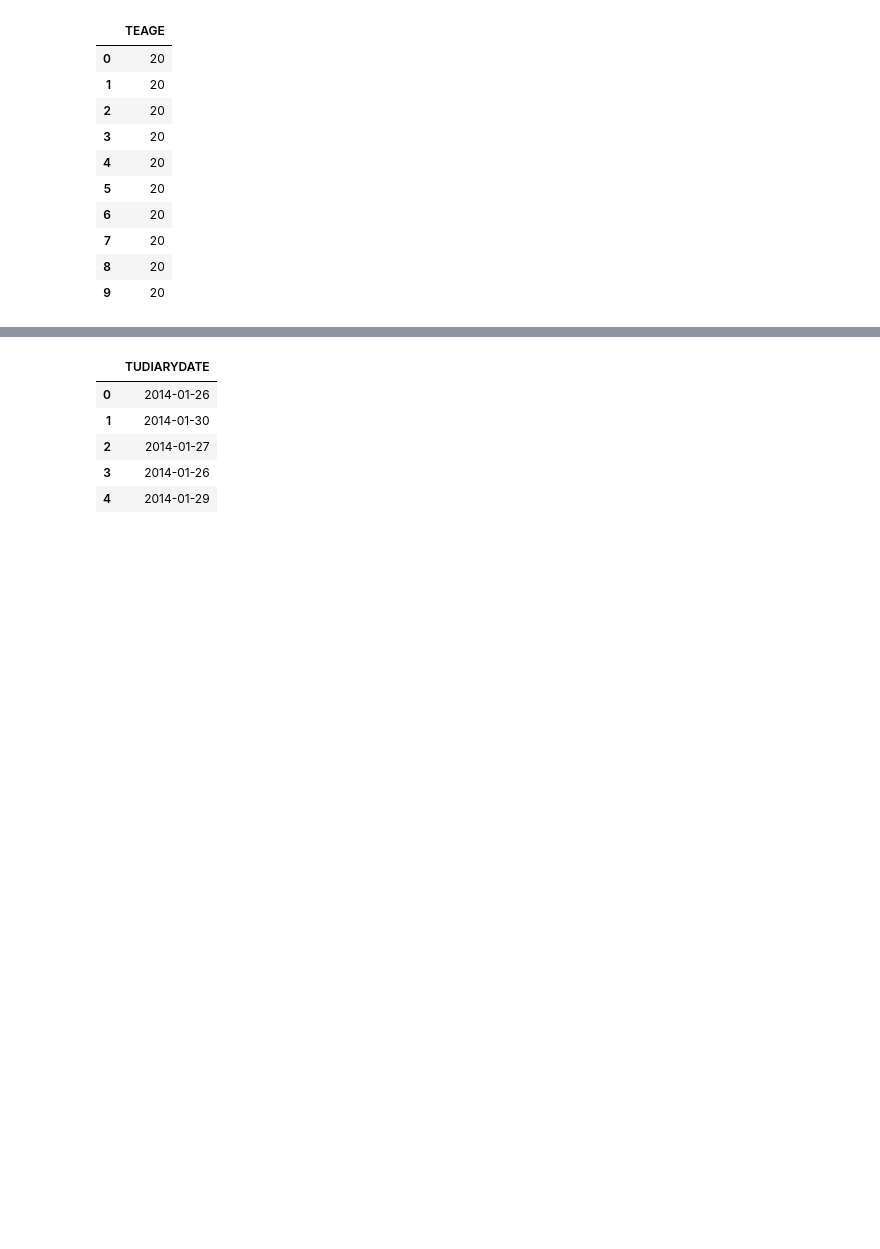
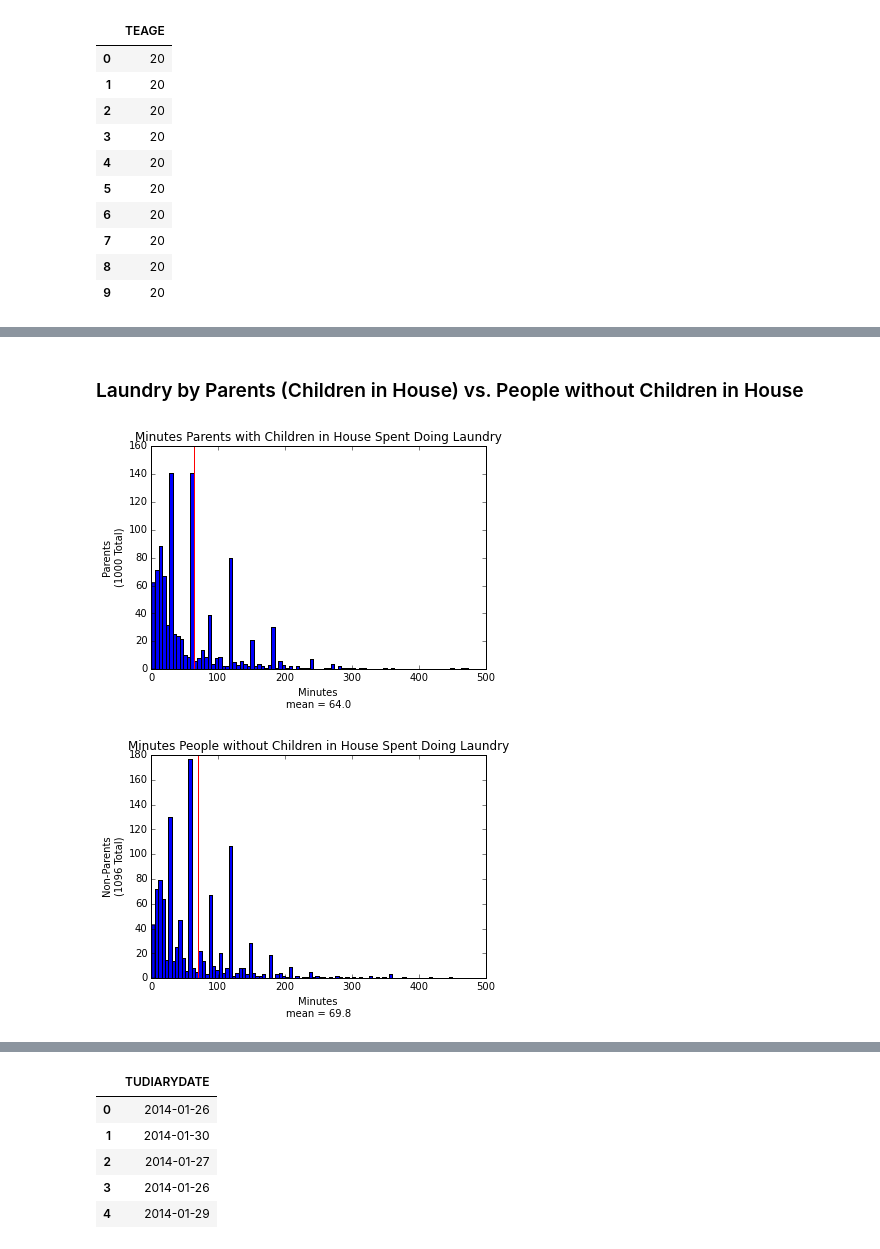
Before and after one commit to ahartz1/atus-analysis, a Jupyter notebook: atus-analysis.ipynb, the cells around one changed output, grey strips where cells are left out. Cells and saved outputs as stored; diff of their text form; code cells hidden in the pictures; blank space fills up the shorter version.

```diff
--- a/atus-analysis.ipynb
+++ b/atus-analysis.ipynb
@@ -117,0 +168,26 @@ plt.show()
+# %% [markdown]
+### Laundry by Parents (Children in House) vs. People without Children in House
+# %%
+laundry_parents          = laundry[laundry['TRCHILDNUM'] > 0]
+laundry_parents_mean     = laundry_parents['t020102'].mean()
+laundry_non_parents      = laundry[laundry['TRCHILDNUM'] == 0]
+laundry_non_parents_mean = laundry_non_parents['t020102'].mean()
+# %%
+laundry_parents['t020102'].plot(kind='hist', bins=90,
+                                title='Minutes Parents with Children in House Spent Doing Laundry')
+plt.xlabel('Minutes\nmean = {:.1f}'.format(laundry_parents_mean))
+plt.ylabel('Parents\n({} Total)'.format(len(laundry_parents)))
+ymin, ymax = plt.ylim()
+plt.vlines(laundry_parents_mean, 0, ymax, color='red')
+plt.show()
+
+laundry_non_parents['t020102'].plot(kind='hist', bins=90,
+                                    title='Minutes People without Children in House Spent Doing Laundry')
+plt.xlabel('Minutes\nmean = {:.1f}'.format(laundry_non_parents_mean))
+plt.ylabel('Non-Parents\n({} Total)'.format(len(laundry_non_parents)))
+ymin, ymax = plt.ylim()
+plt.vlines(laundry_non_parents_mean, 0, ymax, color='red')
+plt.show()
+# %% [output]
+[figure, added]
+[figure, added]
```
Also changed, not shown: parts of 34 cells of this notebook.
